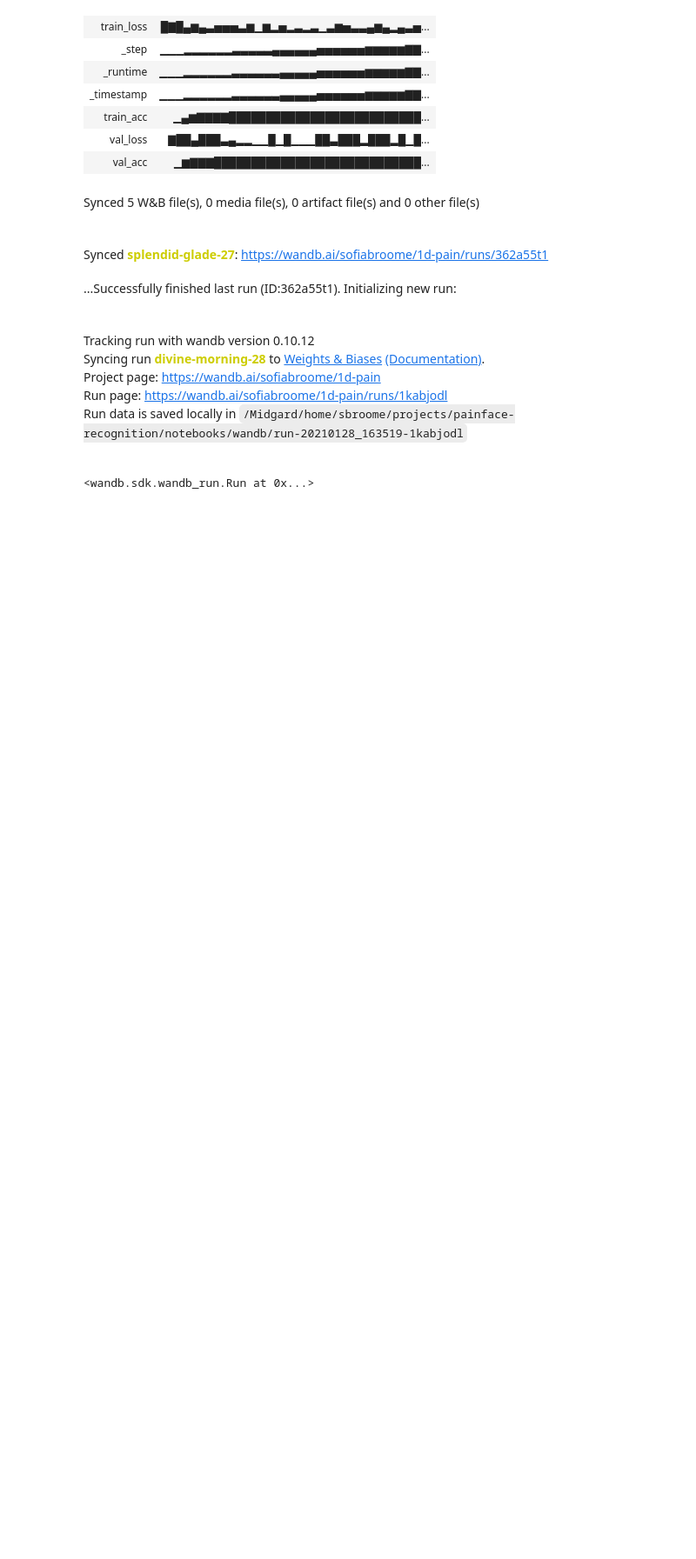
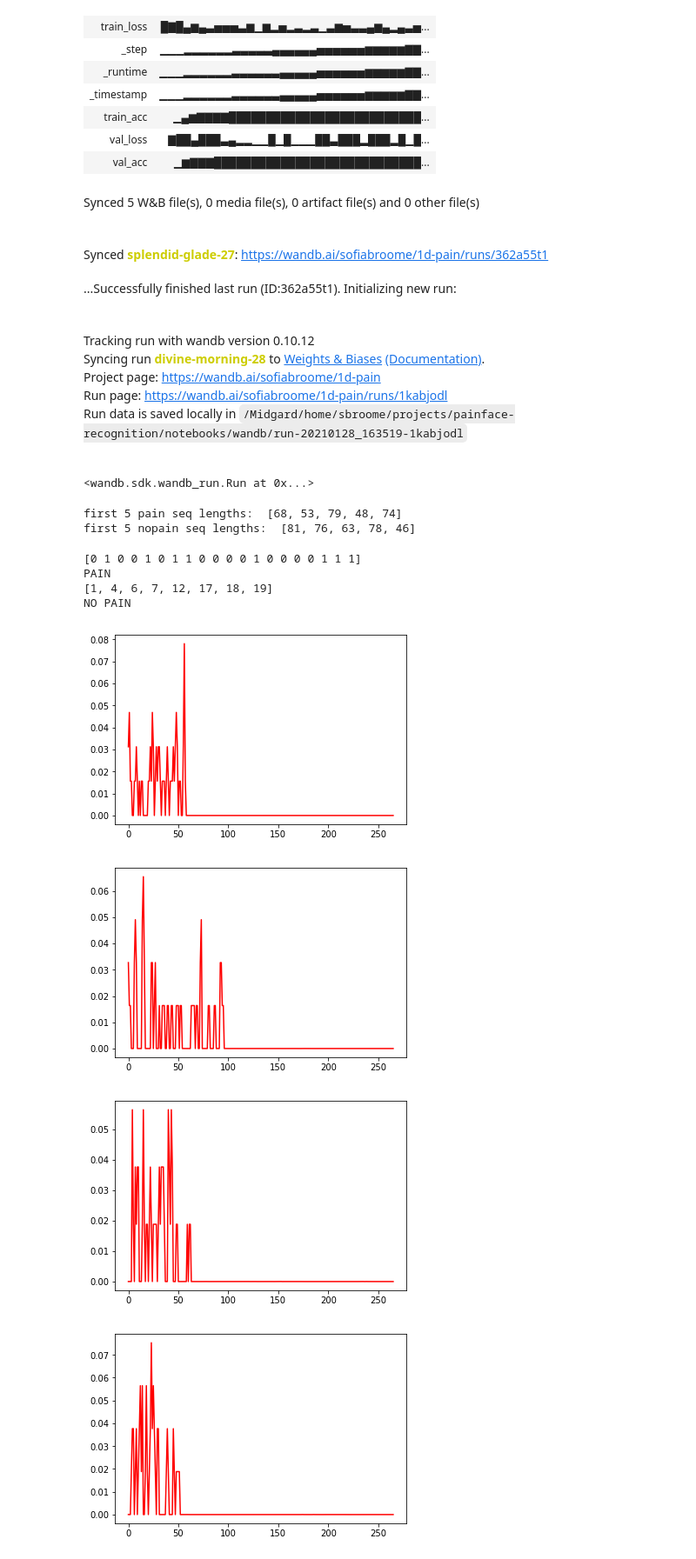
Before and after one commit to sofiabroome/painface-recognition, a Jupyter notebook: notebooks/1d_pain.ipynb, the cells around one changed output. Shown: that part at 87% size. Saved outputs shown, nothing was run; the diff lists cells and outputs as text; code cells hidden in the pictures; blank space fills up the shorter version.

Commit message:
div first attention additions

```diff
--- a/notebooks/1d_pain.ipynb
+++ b/notebooks/1d_pain.ipynb
@@ -514,0 +521,43 @@ for epoch in range(config_dict['epochs']):
+# %%
+import numpy as np
+rng = np.random.default_rng(seed=3)
+# %%
+from pain_1D import config
+config_dict = config.config_dict
+config_dict['nb_pain_train'] = 200
+config_dict['nb_nopain_train'] = 200
+config_dict['nb_pain_val'] = 50
+config_dict['nb_nopain_val'] = 50
+train_dataset = data.construct_dataset(config_dict['nb_pain_train'], config_dict['nb_nopain_train'], config_dict['batch_size'], config_dict, rng)
+# %% [output]
+first 5 pain seq lengths:  [68, 53, 79, 48, 74]
+first 5 nopain seq lengths:  [81, 76, 63, 78, 46]
+# %%
+from matplotlib import pyplot as plt
+
+for sample_ind, (sample, label, length) in enumerate(train_dataset):
+    if sample_ind == 1:
+        break
+    #print(sample.shape)
+    #print(label)
+    am = np.argmax(label, axis=1)
+    print(am)
+    inds = np.where(am == 1)[0].tolist()
+    print('PAIN')
+    print(inds)
+    for ind in inds:
+        plt.figure()
+        plt.plot(sample[ind], color='red')
+    inds = np.where(am == 0)[0].tolist()
+    print('NO PAIN')
+    for ind in inds:
+        plt.plot(sample[ind], color='blue')
+# %% [output]
+[0 1 0 0 1 0 1 1 0 0 0 0 1 0 0 0 0 1 1 1]
+PAIN
+[1, 4, 6, 7, 12, 17, 18, 19]
+NO PAIN
+[figure, added]
+[figure, added]
+[figure, added]
+[figure, added]
```
Also changed, not shown: parts of 3 cells of this notebook, 7 other files.
